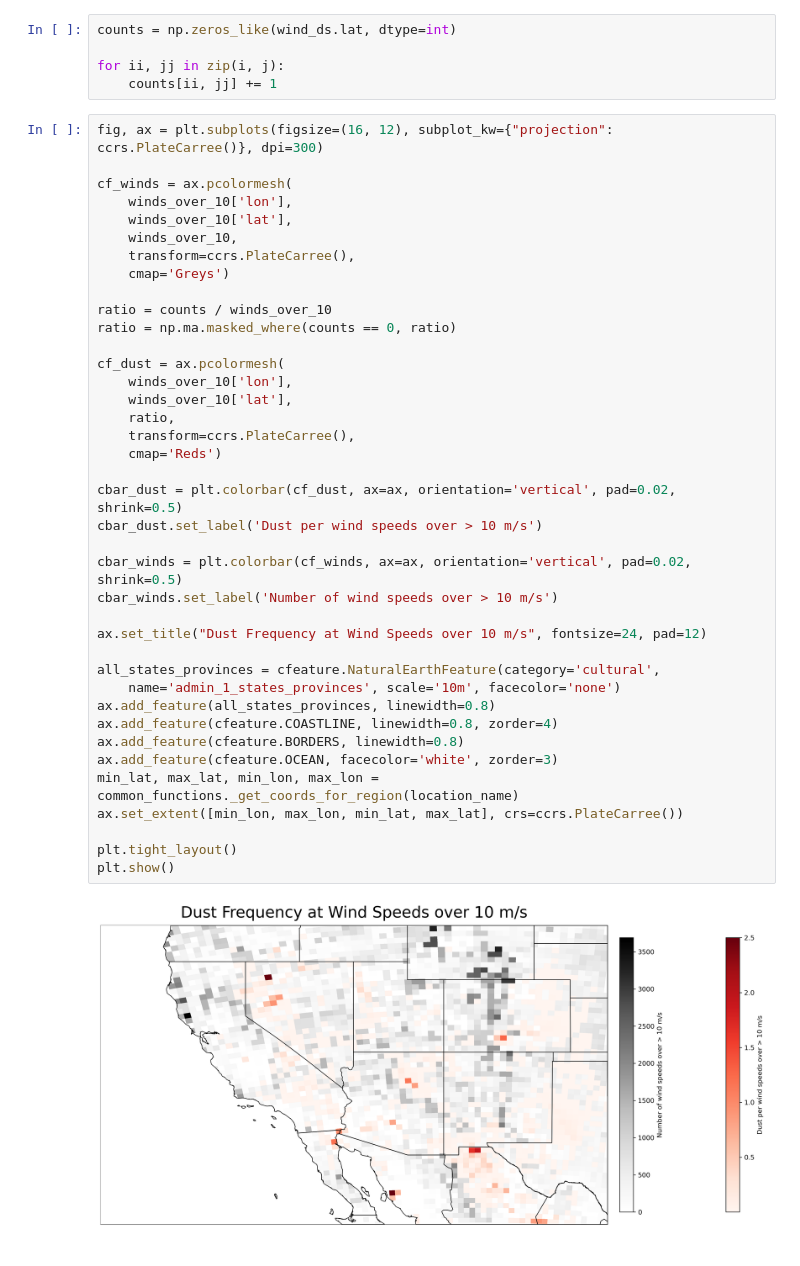
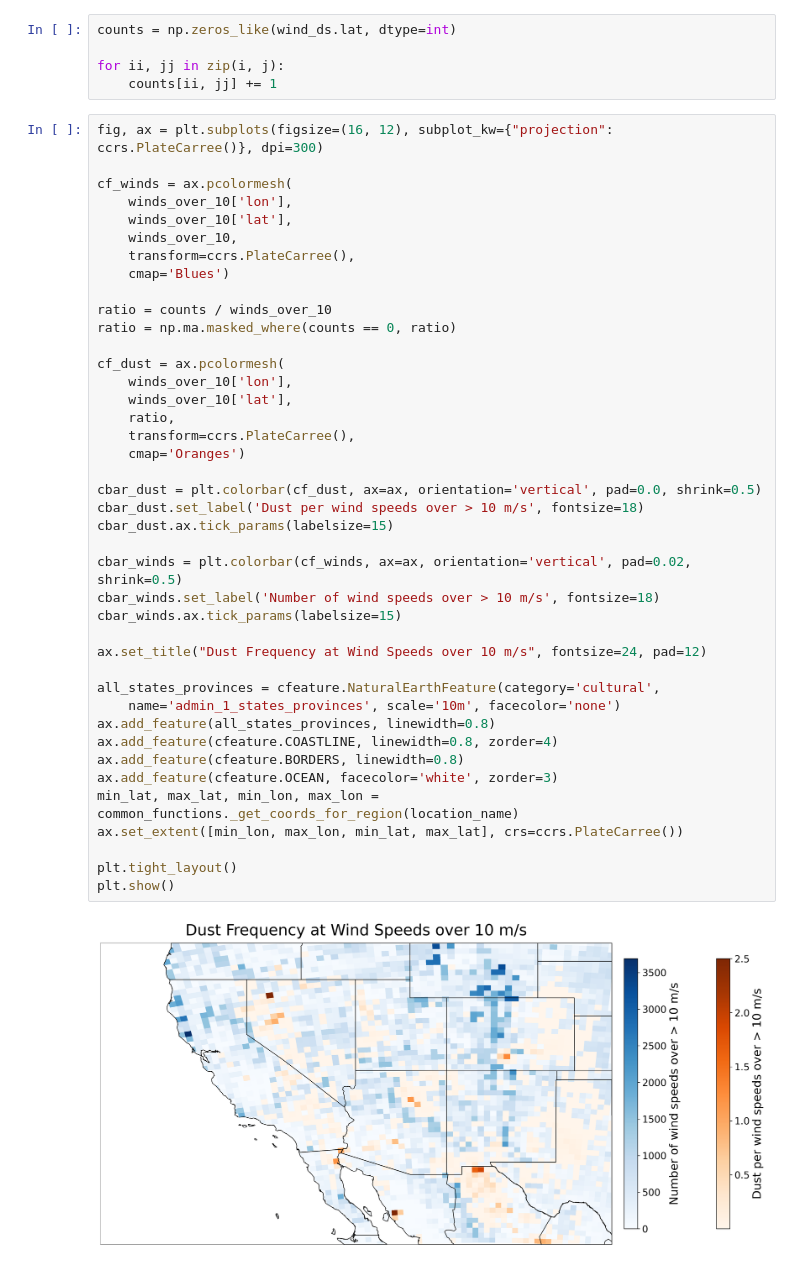
Before and after one commit to jesseturner/WLDAS_Analysis, a Jupyter notebook: ANALYSIS_map_figures.ipynb, the cells around one changed output. Cells and saved outputs as stored; diff of their text form.

Commit message:
Improved dust frequency plot

```diff
--- a/ANALYSIS_map_figures.ipynb
+++ b/ANALYSIS_map_figures.ipynb
@@ -414,36 +414,38 @@ cf_winds = ax.pcolormesh(
     winds_over_10['lat'],
     winds_over_10,
     transform=ccrs.PlateCarree(),
-    cmap='Greys')
+    cmap='Blues')
 
 ratio = counts / winds_over_10
 ratio = np.ma.masked_where(counts == 0, ratio)
 
 cf_dust = ax.pcolormesh(
     winds_over_10['lon'],
     winds_over_10['lat'],
     ratio,
     transform=ccrs.PlateCarree(),
-    cmap='Reds')
+    cmap='Oranges')
 
-cbar_dust = plt.colorbar(cf_dust, ax=ax, orientation='vertical', pad=0.02, shrink=0.5)
-cbar_dust.set_label('Dust per wind speeds over > 10 m/s')
+cbar_dust = plt.colorbar(cf_dust, ax=ax, orientation='vertical', pad=0.0, shrink=0.5)
+cbar_dust.set_label('Dust per wind speeds over > 10 m/s', fontsize=18)
+cbar_dust.ax.tick_params(labelsize=15)
 
 cbar_winds = plt.colorbar(cf_winds, ax=ax, orientation='vertical', pad=0.02, shrink=0.5)
-cbar_winds.set_label('Number of wind speeds over > 10 m/s')
+cbar_winds.set_label('Number of wind speeds over > 10 m/s', fontsize=18)
+cbar_winds.ax.tick_params(labelsize=15)
 
 ax.set_title("Dust Frequency at Wind Speeds over 10 m/s", fontsize=24, pad=12)
 
 all_states_provinces = cfeature.NaturalEarthFeature(category='cultural',
     name='admin_1_states_provinces', scale='10m', facecolor='none')
 ax.add_feature(all_states_provinces, linewidth=0.8)
 ax.add_feature(cfeature.COASTLINE, linewidth=0.8, zorder=4)
 ax.add_feature(cfeature.BORDERS, linewidth=0.8)
 ax.add_feature(cfeature.OCEAN, facecolor='white', zorder=3)
 min_lat, max_lat, min_lon, max_lon = common_functions._get_coords_for_region(location_name)
 ax.set_extent([min_lon, max_lon, min_lat, max_lat], crs=ccrs.PlateCarree())
 
 plt.tight_layout()
 plt.show()
 # %% [output]
-[figure, old version]
+[figure, new version]
```
